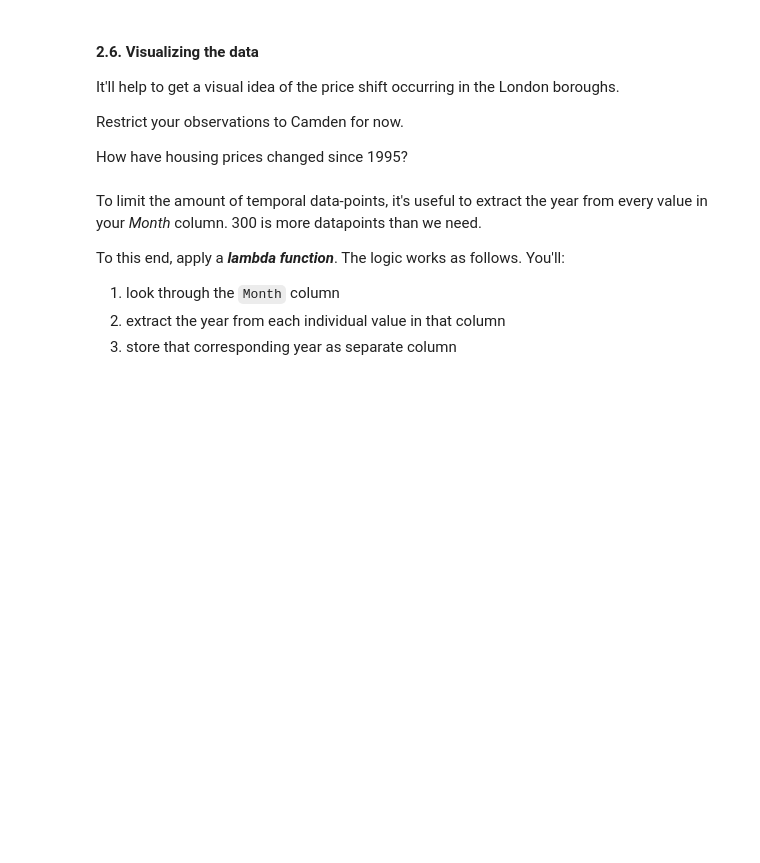
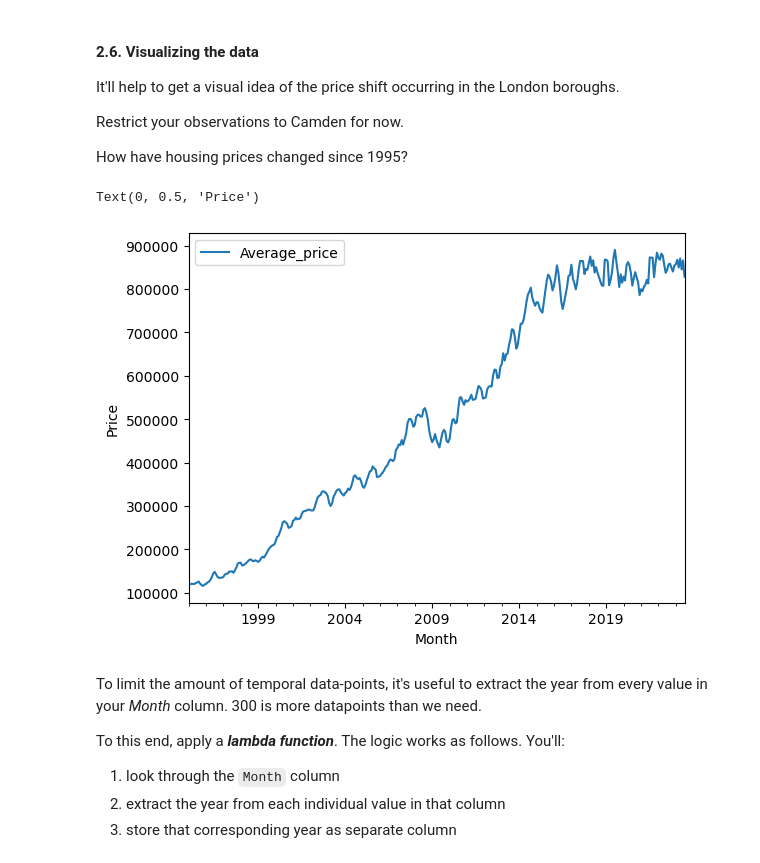
Before and after one commit to wesrhalljr/springboard, a Jupyter notebook: Unit 4 Challenge - Tier 2.ipynb, the cells around one changed output. Cells and saved outputs as stored; diff of their text form; code cells hidden in the pictures; blank space fills up the shorter version.

```diff
--- a/Unit 4 Challenge - Tier 2.ipynb
+++ b/Unit 4 Challenge - Tier 2.ipynb
@@ -254,7 +360,7 @@ We now want to rename the '0' column 'Month', and the 'value' column 'Average_pr
 Use the ***rename()*** method, and reassign *clean_properties* with the result.
 # %%
 # Re-name the column names
-_ _ _ = clean_properties._ _ _(columns = {0: 'Month', 'value': 'Average_price'})
+clean_properties = clean_properties.rename(columns = {0: 'Month', 'value': 'Average_price'})
 # %%
 # Check out the DataFrame:
 clean_properties.head()
@@ -269,7 +388,7 @@ You should change the Average_price column to a numeric type, specifically, a fl
 Call the ***to_numeric()*** method on *pd*, pass the 'Average_price' column into its brackets, and reassign the result to the *clean_properties* 'Average_price' column.
 # %%
 # Try this here
-clean_properties['_ _ _'] = pd._ _ _(clean_properties['Average_price'])
+clean_properties['Average_price'] = pd.to_numeric(clean_properties['Average_price'])
 # %%
 # Check out the new data types:
 clean_properties.dtypes
@@ -343,5 +539,5 @@ For completeness, now use ***dropna()***. ***dropna()*** will drop all null valu
 Make a new variable called *NaNFreeDF2*, and assign it the result of calling ***dropna()*** on *clean_properties*.
 # %%
 # filtering the data with NaN values
-_ _ _ = clean_properties._ _ _()
+NaNFreeDF2 = clean_properties.dropna()
 NaNFreeDF2.head(48)
@@ -389,6 +660,6 @@ NaNFreeDF2.head()
 Make a new variable called simply *df*, which is what data scientists typically call their final-stage DataFrame that's ready for analysis.
 # %%
 # Do that here.
-_ _ _ = NaNFreeDF2
+df = NaNFreeDF2
 # %%
 df.head()
@@ -404,14 +688,17 @@ How have housing prices changed since 1995?
 # %%
 # First of all, make a variable called camden_prices, and assign it the result of filtering df on the following condition:
 # df['London_Borough'] == 'Camden'
-camden_prices = df[_ _ _['_ _ _'] == 'Camden']
+camden_prices = df[df['London_Borough'] == 'Camden']
 
 # Make a variable called ax. Assign it the result of calling the plot() method, and plugging in the following values as parameters:
 # kind ='line', x = 'Month', y='Average_price'
-_ _ _ = camden_prices.plot(_ _ _ ='line', _ _ _ = 'Month', y='_ _ _')
+ax = camden_prices.plot(kind ='line', x = 'Month', y='Average_price')
 
 # Finally, call the set_ylabel() method on ax, and set that label to the string: 'Price'.
-ax._ _ _('_ _ _')
+ax.set_ylabel('Price')
+# %% [output]
+Text(0, 0.5, 'Price')
+[figure, added]
 # %% [markdown]
 To limit the amount of temporal data-points, it's useful to extract the year from every value in your *Month* column. 300 is more datapoints than we need.
 
```
Also changed, not shown: parts of 48 cells of this notebook.
